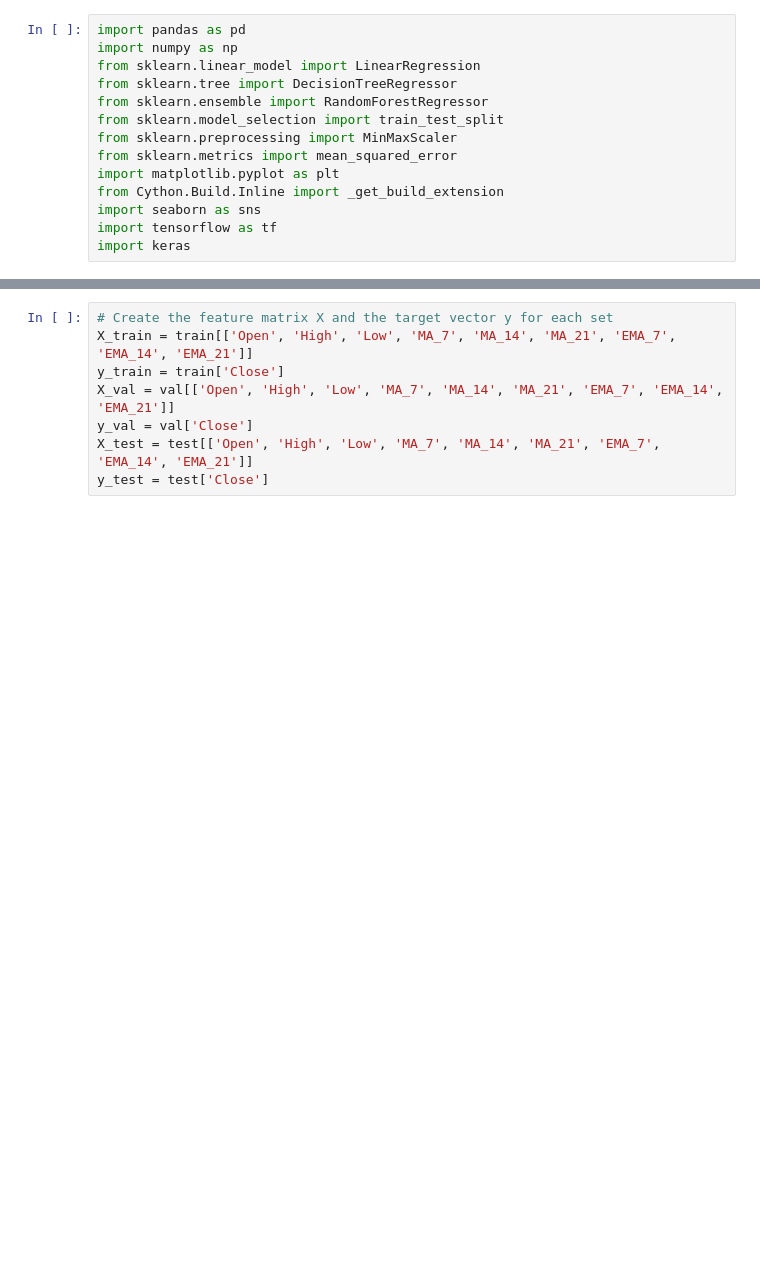
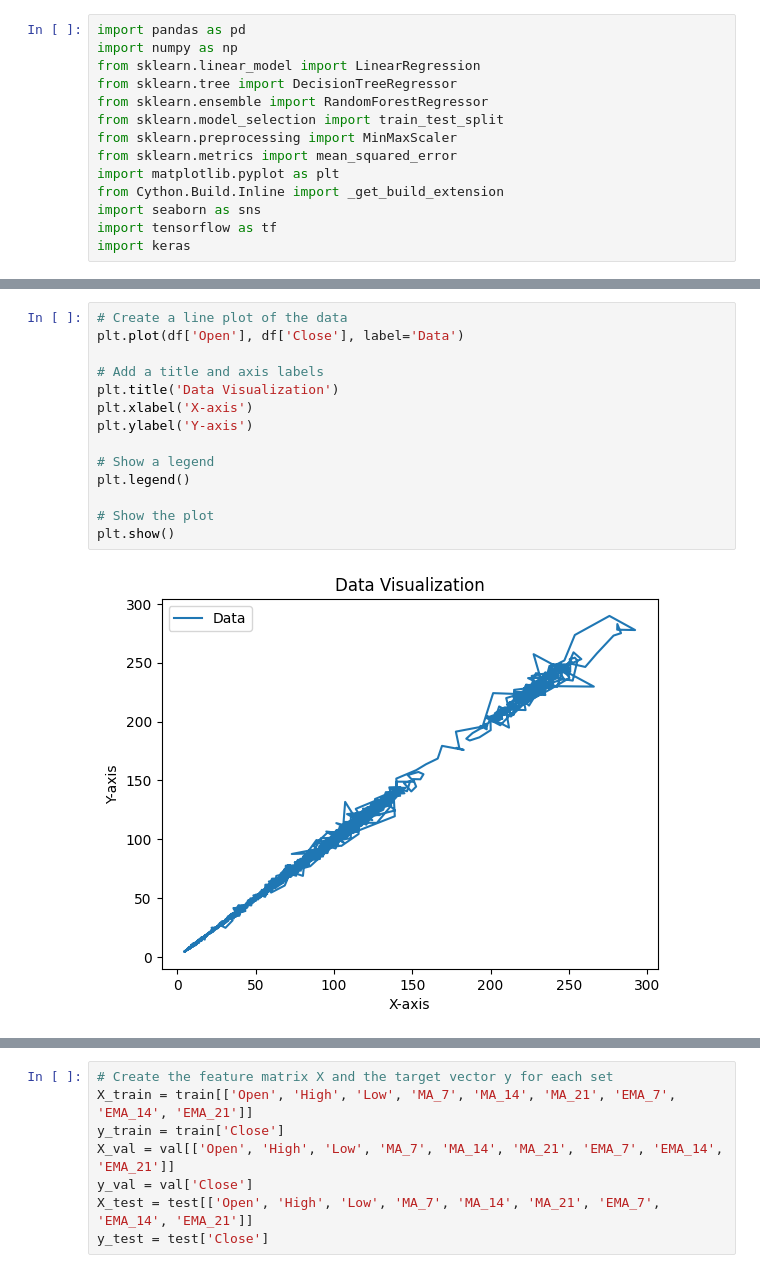
Before and after one commit to aniruddhakasar/Global-Stock-price-prediction, a Jupyter notebook: Stock Model.ipynb, the cells around one changed output, grey strips where cells are left out. Saved outputs shown, nothing was run; the diff lists cells and outputs as text; blank space fills up the shorter version.

```diff
--- a/Stock Model.ipynb
+++ b/Stock Model.ipynb
@@ -62,0 +54,16 @@ KeyError: 'Close'
+# %%
+# Create a line plot of the data
+plt.plot(df['Open'], df['Close'], label='Data')
+
+# Add a title and axis labels
+plt.title('Data Visualization')
+plt.xlabel('X-axis')
+plt.ylabel('Y-axis')
+
+# Show a legend
+plt.legend()
+
+# Show the plot
+plt.show()
+# %% [output]
+[figure, added]
```
Also changed, not shown: parts of 12 cells of this notebook, 2 other files.
